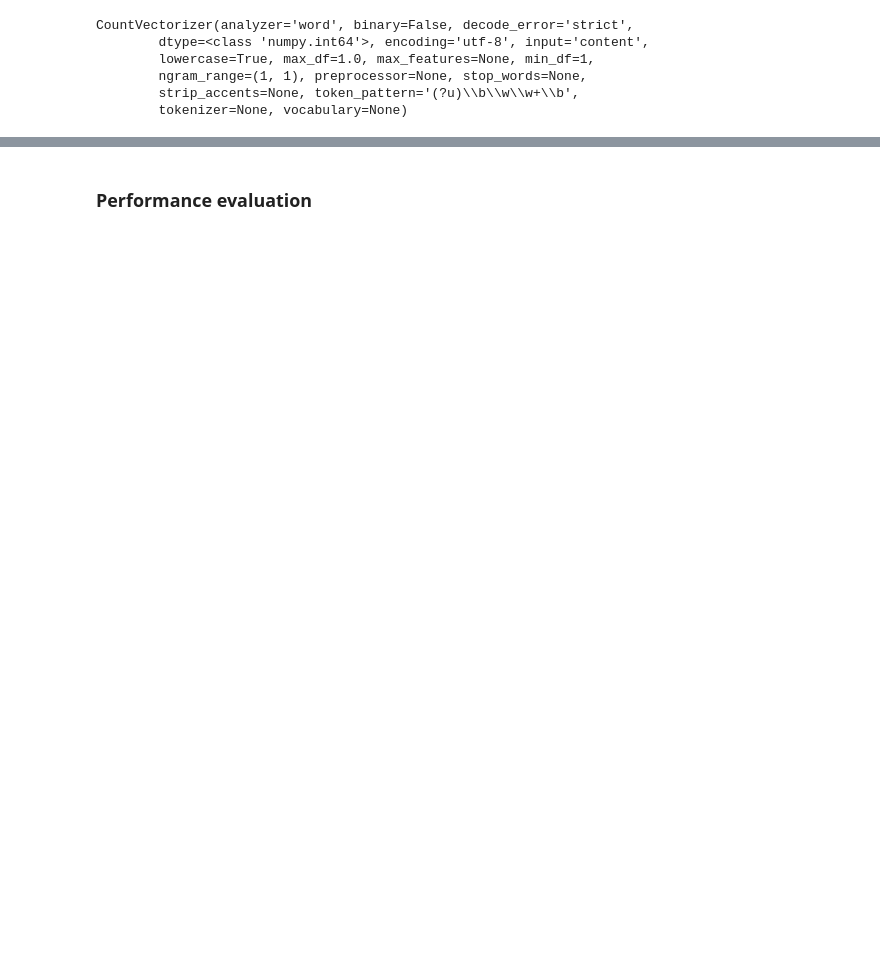
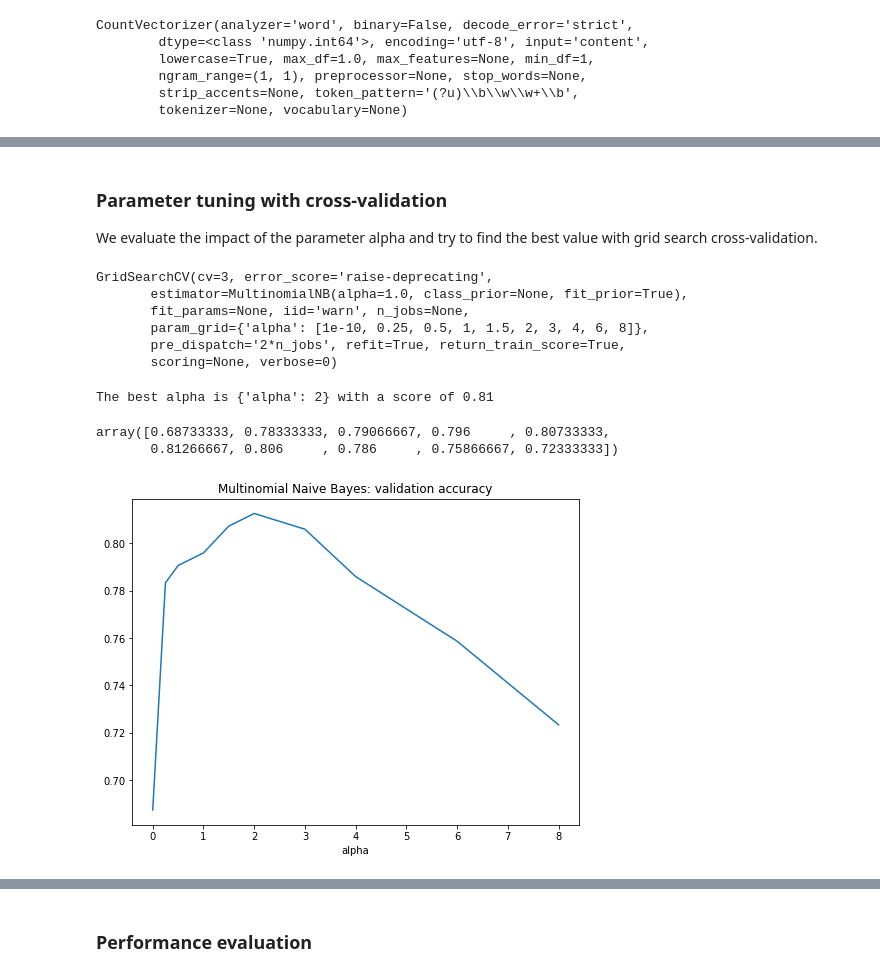
Before and after one commit to RobinDelearde/sml_project, a Jupyter notebook: projet.ipynb, the cells around one changed output, grey strips where cells are left out. Drawn from its saved outputs; the diff is of its cells as text; code cells hidden in the pictures; blank space fills up the shorter version.

Commit message:
add comments and parameter tuning for Naive Bayes

```diff
--- a/projet.ipynb
+++ b/projet.ipynb
@@ -221,0 +321,36 @@ X_test_dtm
+# %% [markdown]
+### Parameter tuning with cross-validation
+We evaluate the impact of the parameter alpha and try to find the best value with grid search cross-validation.
+# %%
+# define the parameters
+alpha_range = [1.0e-10, 0.25, 0.5, 1, 1.5, 2, 3, 4, 6, 8] #0 not accepted in MultinomialNB and automatically mapped to 1.0e-10
+param_grid = dict(alpha=alpha_range)
+# %%
+# operate grid search with default RBF kernel
+grid = GridSearchCV(MultinomialNB(), param_grid=param_grid, cv=3, return_train_score=True)
+grid.fit(X_train_dtm, y_train)
+# %% [output]
+GridSearchCV(cv=3, error_score='raise-deprecating',
+       estimator=MultinomialNB(alpha=1.0, class_prior=None, fit_prior=True),
+       fit_params=None, iid='warn', n_jobs=None,
+       param_grid={'alpha': [1e-10, 0.25, 0.5, 1, 1.5, 2, 3, 4, 6, 8]},
+       pre_dispatch='2*n_jobs', refit=True, return_train_score=True,
+       scoring=None, verbose=0)
+# %%
+# print results
+print("The best alpha is %s with a score of %0.2f" % (grid.best_params_, grid.best_score_))
+scores = grid.cv_results_['mean_test_score']
+scores
+# %% [output]
+The best alpha is {'alpha': 2} with a score of 0.81
+array([0.68733333, 0.78333333, 0.79066667, 0.796     , 0.80733333,
+       0.81266667, 0.806     , 0.786     , 0.75866667, 0.72333333])
+# %%
+# plot scores
+plt.figure(figsize=(8, 6))
+plt.plot(alpha_range, scores)
+plt.xlabel('alpha')
+plt.title('Multinomial Naive Bayes: validation accuracy')
+plt.show()
+# %% [output]
+[figure, added]
```
Also changed, not shown: parts of 69 cells of this notebook.
